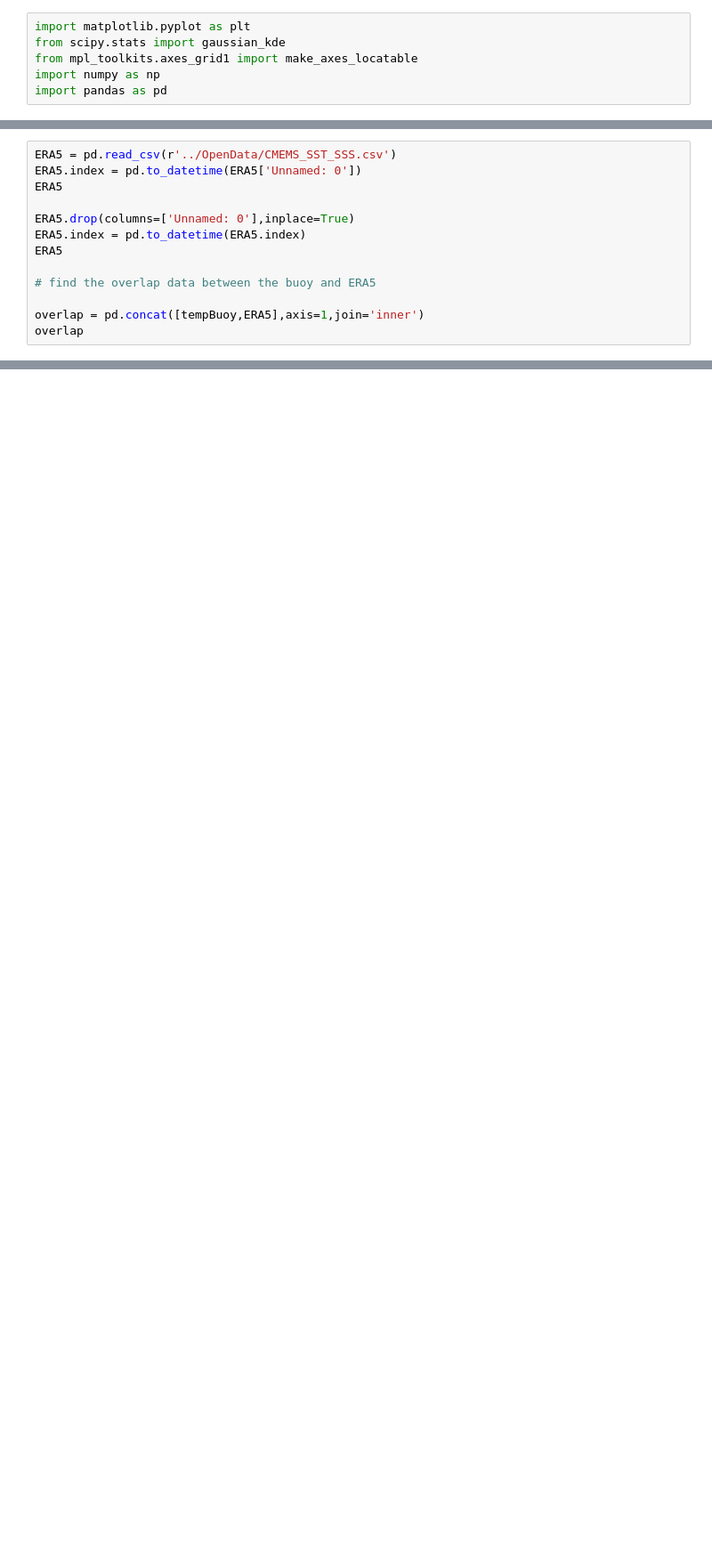
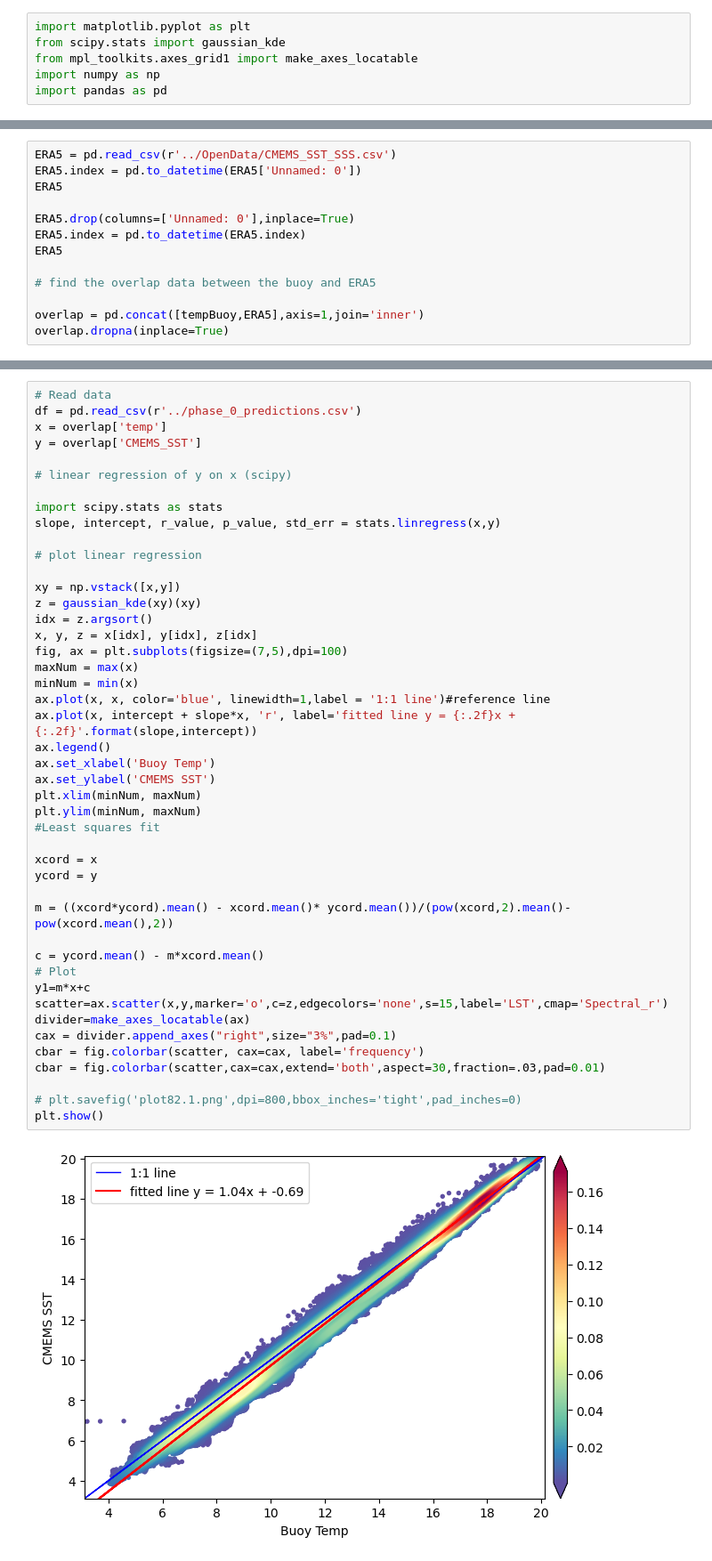
Before and after one commit to Reubenpt123/DAV, a Jupyter notebook: Scatter_plot.ipynb, the cells around one changed output, grey strips where cells are left out. Shown: that part at 89% size. Cells and saved outputs as stored; diff of their text form; blank space fills up the shorter version.

Commit message:
add temp scatter plot

```diff
--- a/Scatter_plot.ipynb
+++ b/Scatter_plot.ipynb
@@ -73,7 +90,7 @@ ERA5
 # find the overlap data between the buoy and ERA5
 
 overlap = pd.concat([tempBuoy,ERA5],axis=1,join='inner')
-overlap
+overlap.dropna(inplace=True)
 # %%
 # plot temp	CMEMS_SST in the same plot
 
@@ -86,0 +106,47 @@ plt.show()
+# %%
+# Read data
+df = pd.read_csv(r'../phase_0_predictions.csv')
+x = overlap['temp']
+y = overlap['CMEMS_SST']
+
+# linear regression of y on x (scipy)
+
+import scipy.stats as stats
+slope, intercept, r_value, p_value, std_err = stats.linregress(x,y)
+
+# plot linear regression
+
+xy = np.vstack([x,y])
+z = gaussian_kde(xy)(xy)
+idx = z.argsort()
+x, y, z = x[idx], y[idx], z[idx]
+fig, ax = plt.subplots(figsize=(7,5),dpi=100)
+maxNum = max(x)
+minNum = min(x)
+ax.plot(x, x, color='blue', linewidth=1,label = '1:1 line')#reference line
+ax.plot(x, intercept + slope*x, 'r', label='fitted line y = {:.2f}x + {:.2f}'.format(slope,intercept))
+ax.legend()
+ax.set_xlabel('Buoy Temp')
+ax.set_ylabel('CMEMS SST')
+plt.xlim(minNum, maxNum)
+plt.ylim(minNum, maxNum)
+#Least squares fit
+
+xcord = x
+ycord = y
+
+m = ((xcord*ycord).mean() - xcord.mean()* ycord.mean())/(pow(xcord,2).mean()-pow(xcord.mean(),2))
+
+c = ycord.mean() - m*xcord.mean()
+# Plot
+y1=m*x+c
+scatter=ax.scatter(x,y,marker='o',c=z,edgecolors='none',s=15,label='LST',cmap='Spectral_r')
+divider=make_axes_locatable(ax)
+cax = divider.append_axes("right",size="3%",pad=0.1)
+cbar = fig.colorbar(scatter, cax=cax, label='frequency')
+cbar = fig.colorbar(scatter,cax=cax,extend='both',aspect=30,fraction=.03,pad=0.01)
+
+# plt.savefig('plot82.1.png',dpi=800,bbox_inches='tight',pad_inches=0)
+plt.show()
+# %% [output]
+[figure, added]
```
Also changed, not shown: parts of 3 cells of this notebook.
